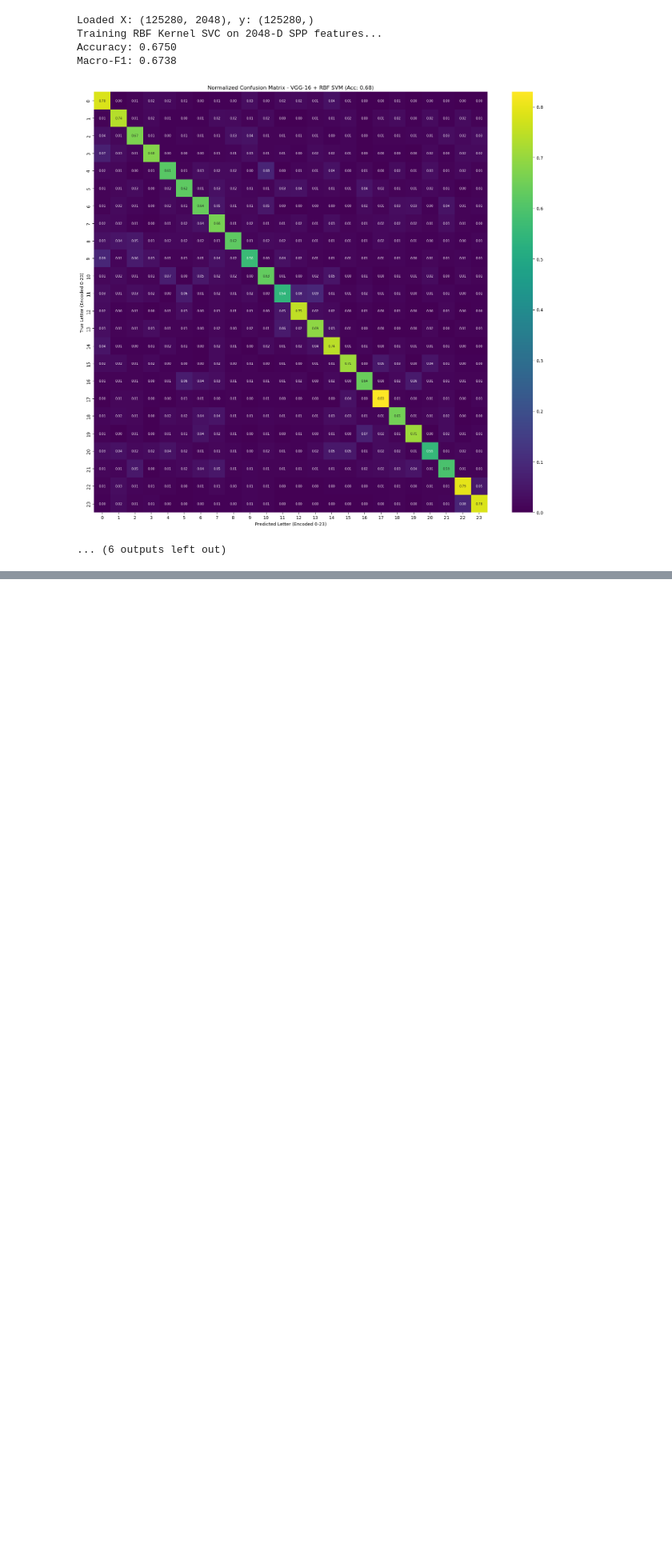
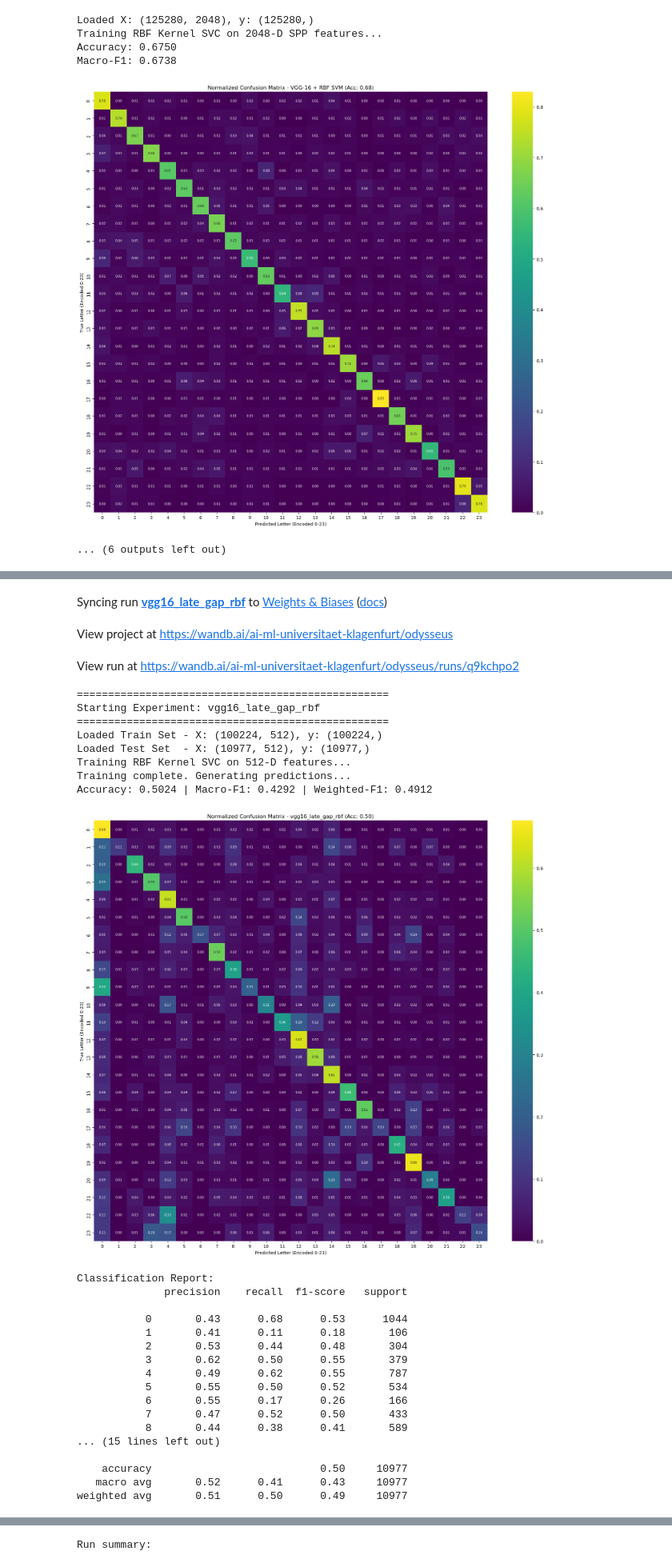
Before and after one commit to alheijn/odysseus, a Jupyter notebook: notebooks/03_modeling.ipynb, the cells around one changed output, grey strips where cells are left out. Shown at 80% size. Cells and saved outputs as stored; diff of their text form; code cells hidden in the pictures; blank space fills up the shorter version.

```diff
--- a/notebooks/03_modeling.ipynb
+++ b/notebooks/03_modeling.ipynb
@@ -496,0 +472,20 @@ Macro-F1: 0.6738
+# %%
+config_late_gap = {
+    "model_type": "SVC",
+    "kernel": "rbf",
+    "C": 1.0,
+    "gamma": "scale",
+    "class_weight": None,   # Dataset was augmented physically, no weight needed
+    "cache_size": 5000,
+    "random_state": 42,
+    "feature_dimensions": 512,
+    "pooling_strategy": "GAP",
+    "vgg16_blocks": "all"
+}
+
+train_and_evaluate_svm(
+    config_params=config_late_gap,
+    data_dir="../data/extracted_features",
+    run_name="vgg16_late_gap_rbf"
+)
+# %% [output]
@@ -496,0 +495,29 @@ Macro-F1: 0.6738
+Syncing run vgg16_late_gap_rbf to Weights & Biases (docs)
+View project at https://wandb.ai/ai-ml-universitaet-klagenfurt/odysseus
+View run at https://wandb.ai/ai-ml-universitaet-klagenfurt/odysseus/runs/q9kchpo2
+==================================================
+Starting Experiment: vgg16_late_gap_rbf
+==================================================
+Loaded Train Set - X: (100224, 512), y: (100224,)
+Loaded Test Set  - X: (10977, 512), y: (10977,)
+Training RBF Kernel SVC on 512-D features...
+Training complete. Generating predictions...
+Accuracy: 0.5024 | Macro-F1: 0.4292 | Weighted-F1: 0.4912
+[figure, added]
+Classification Report:
+              precision    recall  f1-score   support
+
+           0       0.43      0.68      0.53      1044
+           1       0.41      0.11      0.18       106
+           2       0.53      0.44      0.48       304
+           3       0.62      0.50      0.55       379
+           4       0.49      0.62      0.55       787
+           5       0.55      0.50      0.52       534
+           6       0.55      0.17      0.26       166
+           7       0.47      0.52      0.50       433
+           8       0.44      0.38      0.41       589
+... (15 lines left out)
+
+    accuracy                           0.50     10977
+   macro avg       0.52      0.41      0.43     10977
+weighted avg       0.51      0.50      0.49     10977
@@ -496,0 +525 @@ Macro-F1: 0.6738
+Run summary:
```
Also changed, not shown: parts of 16 cells of this notebook, 8 other files.
